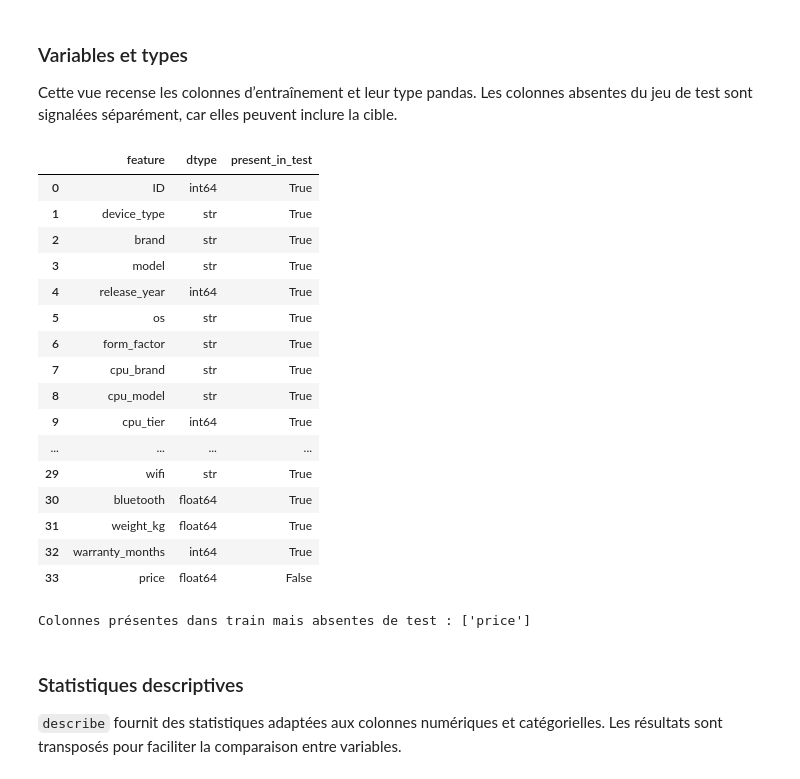
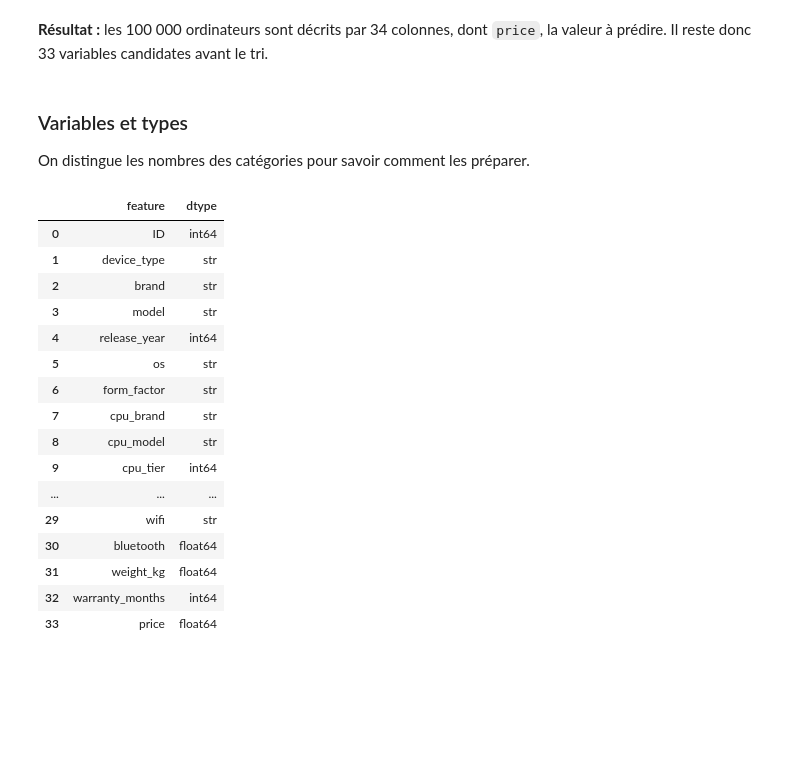
Before and after one commit to ImagineYoureAFrog/Laptop-Price, a Jupyter notebook: computer_prices_2025.ipynb, the cells around one changed output. Saved outputs shown, nothing was run; the diff lists cells and outputs as text; code cells hidden in the pictures; blank space fills up the shorter version.

Commit message:
Data analysis

```diff
--- a/computer_prices_2025.ipynb
+++ b/computer_prices_2025.ipynb
@@ -44,0 +20,15 @@ On commence par vérifier le nombre d’observations et de colonnes disponibles,
+# %%
+# Dépendances : pandas, IPython, matplotlib et scikit-learn. Si besoin, exécuter : %pip install pandas matplotlib scikit-learn
+import numpy as np
+import pandas as pd
+import matplotlib.pyplot as plt
+from IPython.display import display
+
+pd.set_option("display.max_columns", 100)
+pd.set_option("display.max_rows", 100)
+
+DATA_URL = "https://raw.githubusercontent.com/ImagineYoureAFrog/Laptop-Price/main/computer-prices-2025"
+train_url = f"{DATA_URL}/computer_prices_all.csv"
+train = pd.read_csv(train_url)
+
+print(f"Données chargées depuis : {train_url}")
@@ -66,37 +55,30 @@ Test  : 50,000 lignes × 33 colonnes
-# %% [markdown]
-### Variables et types
-
-Cette vue recense les colonnes d’entraînement et leur type pandas. Les colonnes absentes du jeu de test sont signalées séparément, car elles peuvent inclure la cible.
+# %% [markdown]
+**Résultat :** les 100 000 ordinateurs sont décrits par 34 colonnes, dont `price`, la valeur à prédire. Il reste donc 33 variables candidates avant le tri.
+# %% [markdown]
+### Variables et types
+
+On distingue les nombres des catégories pour savoir comment les préparer.
 # %%
 feature_overview = pd.DataFrame({
     "feature": train.columns,
     "dtype": train.dtypes.astype(str).values,
-    "present_in_test": train.columns.isin(test.columns),
 })
 display(feature_overview)
-
-train_only_columns = [column for column in train.columns if column not in test.columns]
-print("Colonnes présentes dans train mais absentes de test :", train_only_columns or "aucune")
 # %% [output]
-|  | feature | dtype | present_in_test |
-| 0 | ID | int64 | True |
-| 1 | device_type | str | True |
-| 2 | brand | str | True |
-| 3 | model | str | True |
-| 4 | release_year | int64 | True |
-| 5 | os | str | True |
-| 6 | form_factor | str | True |
-| 7 | cpu_brand | str | True |
-| 8 | cpu_model | str | True |
-| 9 | cpu_tier | int64 | True |
-| ... | ... | ... | ... |
-| 29 | wifi | str | True |
-| 30 | bluetooth | float64 | True |
-| 31 | weight_kg | float64 | True |
-| 32 | warranty_months | int64 | True |
-| 33 | price | float64 | False |
+|  | feature | dtype |
+| 0 | ID | int64 |
+| 1 | device_type | str |
+| 2 | brand | str |
+| 3 | model | str |
+| 4 | release_year | int64 |
+| 5 | os | str |
+| 6 | form_factor | str |
+| 7 | cpu_brand | str |
+| 8 | cpu_model | str |
+| 9 | cpu_tier | int64 |
+| ... | ... | ... |
+| 29 | wifi | str |
+| 30 | bluetooth | float64 |
+| 31 | weight_kg | float64 |
+| 32 | warranty_months | int64 |
+| 33 | price | float64 |
-Colonnes présentes dans train mais absentes de test : ['price']
-# %% [markdown]
-### Statistiques descriptives
-
-`describe` fournit des statistiques adaptées aux colonnes numériques et catégorielles. Les résultats sont transposés pour faciliter la comparaison entre variables.
```
Also changed, not shown: parts of 41 cells of this notebook, 2 other files.
